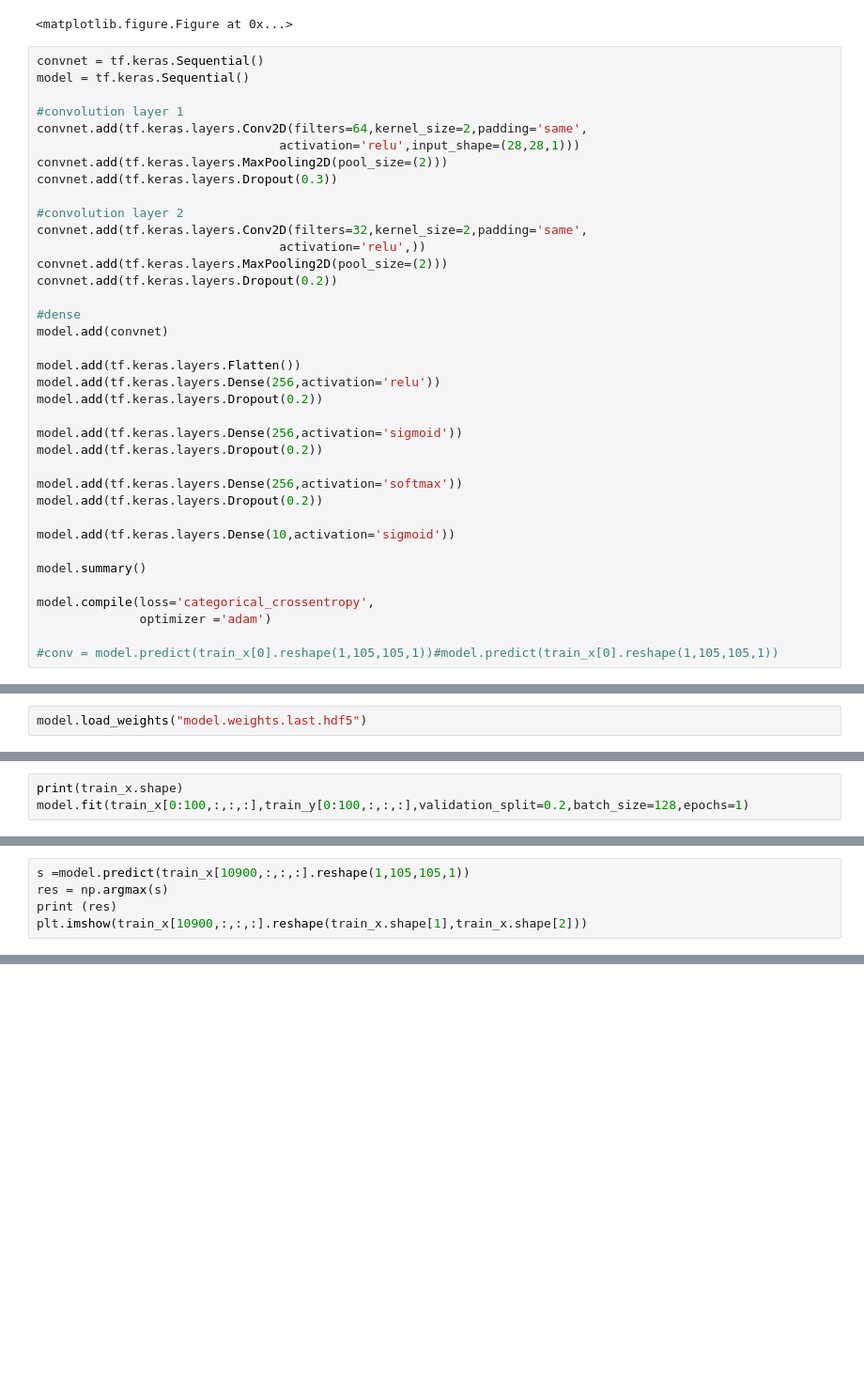
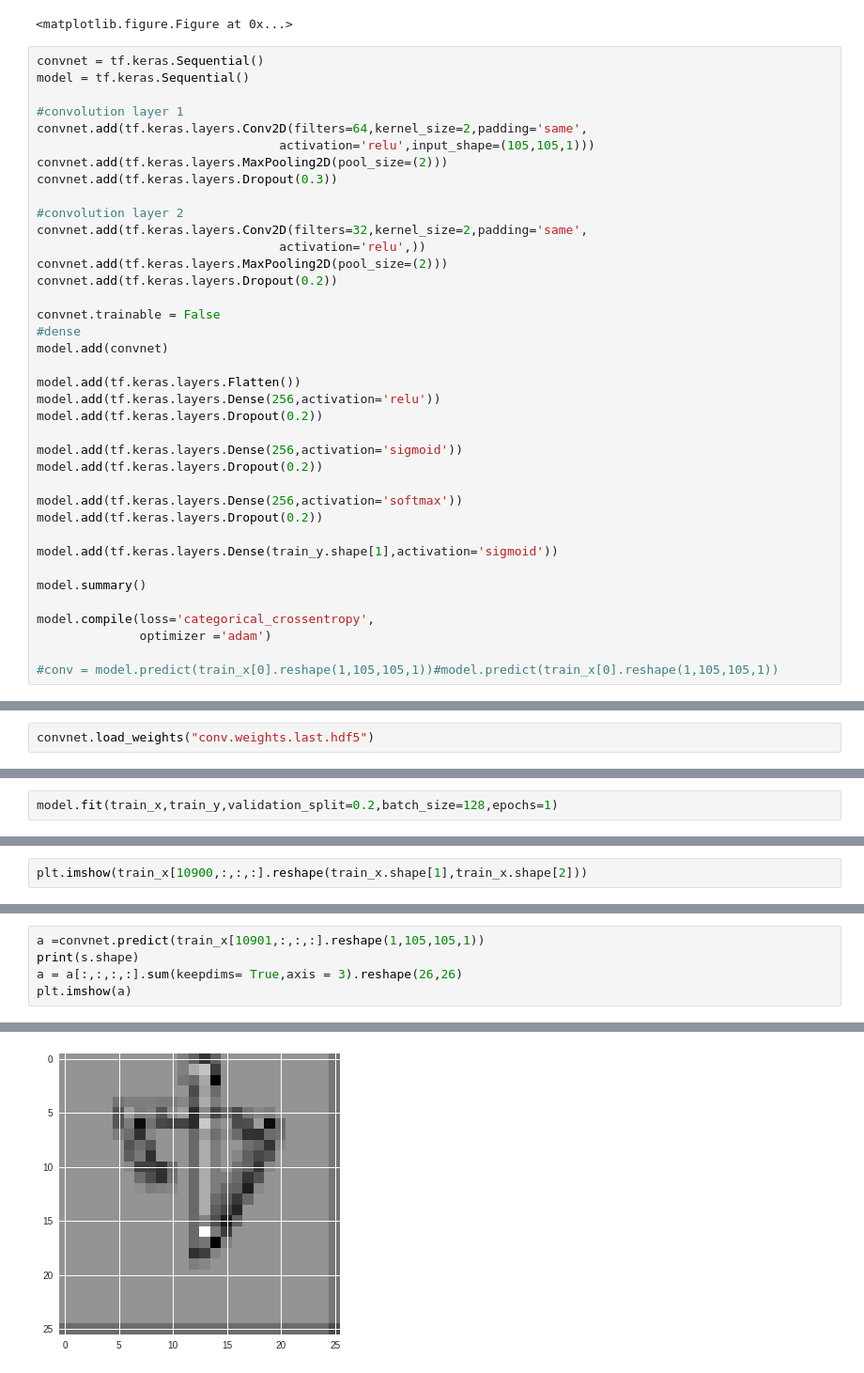
Before and after one commit to yunusemrecatalcam/one-shot_learning_omniglot, a Jupyter notebook: one_shot.ipynb, the cells around one changed output, grey strips where cells are left out. Shown: that part at 94% size. Cells and saved outputs as stored; diff of their text form; blank space fills up the shorter version.

```diff
--- a/one_shot.ipynb
+++ b/one_shot.ipynb
@@ -62,7 +62,7 @@ model = tf.keras.Sequential()
 
 #convolution layer 1
 convnet.add(tf.keras.layers.Conv2D(filters=64,kernel_size=2,padding='same',
-                                 activation='relu',input_shape=(28,28,1)))
+                                 activation='relu',input_shape=(105,105,1)))
 convnet.add(tf.keras.layers.MaxPooling2D(pool_size=(2)))
 convnet.add(tf.keras.layers.Dropout(0.3))
 
@@ -72,6 +72,7 @@ convnet.add(tf.keras.layers.Conv2D(filters=32,kernel_size=2,padding='same',
 convnet.add(tf.keras.layers.MaxPooling2D(pool_size=(2)))
 convnet.add(tf.keras.layers.Dropout(0.2))
 
+convnet.trainable = False
 #dense
 model.add(convnet)
 
@@ -85,7 +86,7 @@ model.add(tf.keras.layers.Dropout(0.2))
 model.add(tf.keras.layers.Dense(256,activation='softmax'))
 model.add(tf.keras.layers.Dropout(0.2))
 
-model.add(tf.keras.layers.Dense(10,activation='sigmoid'))
+model.add(tf.keras.layers.Dense(train_y.shape[1],activation='sigmoid'))
 
 model.summary()
 
@@ -118,2 +122,2 @@ Redirecting output to ‘wget-log.1’.
 # %%
-model.load_weights("model.weights.last.hdf5")
+convnet.load_weights("conv.weights.last.hdf5")
@@ -122,4 +124,3 @@ ValueError: ignored
 # %%
-print(train_x.shape)
-model.fit(train_x[0:100,:,:,:],train_y[0:100,:,:,:],validation_split=0.2,batch_size=128,epochs=1)
+model.fit(train_x,train_y,validation_split=0.2,batch_size=128,epochs=1)
 # %% [output]
@@ -128,6 +131,3 @@ IndexError: ignored
 # %%
-s =model.predict(train_x[10900,:,:,:].reshape(1,105,105,1))
-res = np.argmax(s)
-print (res)
 plt.imshow(train_x[10900,:,:,:].reshape(train_x.shape[1],train_x.shape[2]))
 # %% [output]
@@ -136 +135,7 @@ plt.imshow(train_x[10900,:,:,:].reshape(train_x.shape[1],train_x.shape[2]))
 [figure]
+# %%
+a =convnet.predict(train_x[10901,:,:,:].reshape(1,105,105,1))
+print(s.shape)
+a = a[:,:,:,:].sum(keepdims= True,axis = 3).reshape(26,26)
+plt.imshow(a)
+# %% [output]
@@ -136,0 +144 @@ plt.imshow(train_x[10900,:,:,:].reshape(train_x.shape[1],train_x.shape[2]))
+[figure, added]
```
Also changed, not shown: parts of 9 cells of this notebook.
